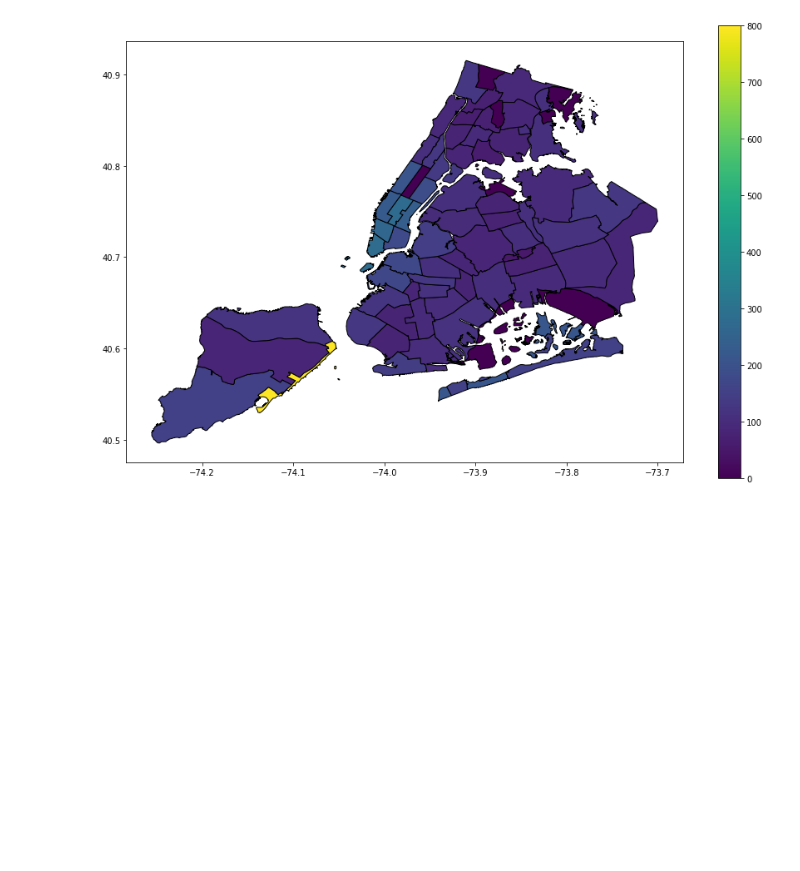
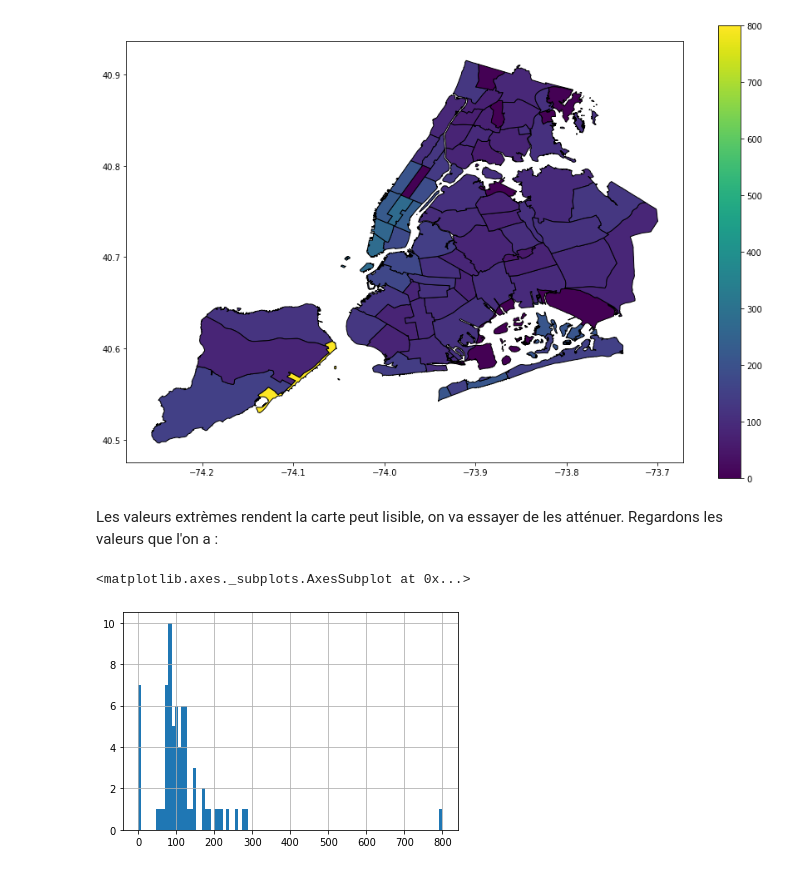
Before and after one commit to hfred1982/data_science_notebooks, a Jupyter notebook: using_geopandas/airbnb.ipynb, the cells around one changed output. Cells and saved outputs as stored; diff of their text form; code cells hidden in the pictures; blank space fills up the shorter version.

```diff
--- a/using_geopandas/airbnb.ipynb
+++ b/using_geopandas/airbnb.ipynb
@@ -124,11 +124,10 @@ districts_limits.plot(color='white' , edgecolor='black')
 # %% [markdown]
 On est plus précis, mais on a perdu l'information qui nous permet de faire la jointure (le nom du borough). On va utiliser les propriétés des Point shapely qu'on a définis à la première étape, et vérifier qu'ils appartiennent à une géométrie via la méthode within. On crée une colonne boro_cd qui va contenir l'information.
 # %%
-data['boro_cd'] = 0
+def pointInDistricts(point):
+    for district in range(len(districts_limits)):
+        if point.within(districts_limits['geometry'][district]):
+            return districts_limits['boro_cd'][district]
+    return None
 
-for i in range(len(data)):
-    for district in range(len(districts_limits)):
-        if data['Coordinates'][i].within(districts_limits['geometry'][district]):
-            data['boro_cd'][i] = districts_limits['boro_cd'][district]
-    if i % 1000 == 0:
-        print(i)
+data['boro_cd'] = data['Coordinates'].apply(pointInDistricts)
@@ -166,3 +144,10 @@ districts_limits_reindexed.plot(ax = ax, edgecolor='black', column = 'prix_moyen
 # %% [output]
 <matplotlib.axes._subplots.AxesSubplot at 0x...>
 [figure]
+# %% [markdown]
+Les valeurs extrèmes rendent la carte peut lisible, on va essayer de les atténuer. Regardons les valeurs que l'on a :
+# %%
+districts_limits_reindexed['prix_moyen'].hist(bins = 100)
+# %% [output]
+<matplotlib.axes._subplots.AxesSubplot at 0x...>
+[figure, added]
```
Also changed, not shown: parts of 7 cells of this notebook.
